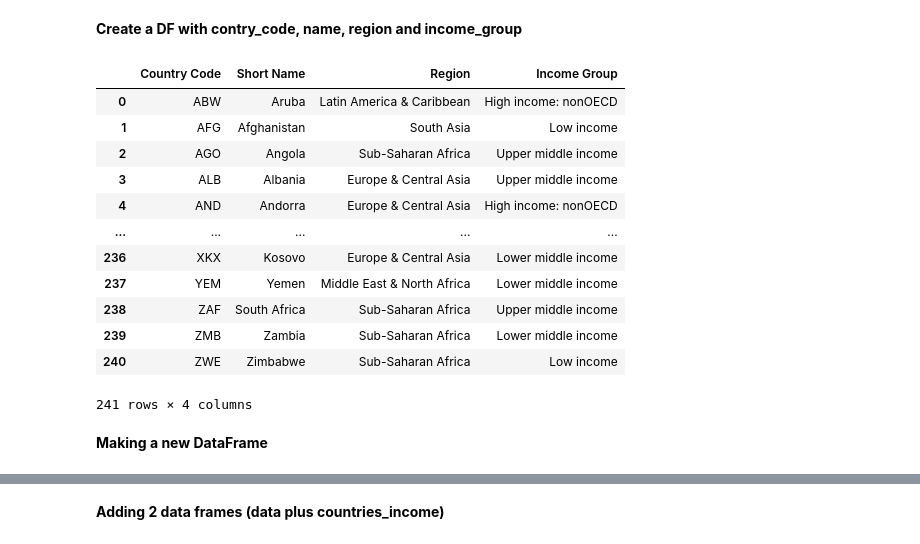
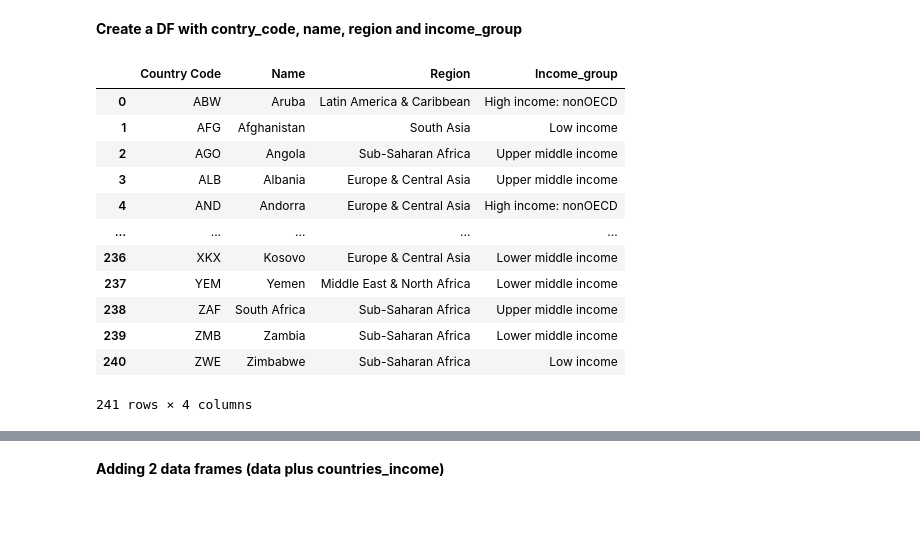
Before and after one commit to Azimoj/EdState-, a Jupyter notebook: P2.ipynb, the cells around one changed output, grey strips where cells are left out. Saved outputs shown, nothing was run; the diff lists cells and outputs as text; code cells hidden in the pictures; blank space fills up the shorter version.

```diff
--- a/P2.ipynb
+++ b/P2.ipynb
@@ -88,12 +90,14 @@ Index(['Country Code', 'Short Name', 'Table Name', 'Long Name', '2-alpha code',
 # %% [markdown]
 __Create a DF with contry_code, name, region and income_group__
 # %%
-
-countries_income = pd.DataFrame(data_country, columns =['Country Code','Short Name','Region','Income Group'])
+countries_income = pd.DataFrame({"Country Code" : data_country["Country Code"].unique(),
+                                 "Name" : data_country["Short Name"],
+                                 "Region" : data_country["Region"],
+                                 "Income_group" : data_country["Income Group"]})
 
 countries_income
 # %% [output]
-|  | Country Code | Short Name | Region | Income Group |
+|  | Country Code | Name | Region | Income_group |
 | 0 | ABW | Aruba | Latin America & Caribbean | High income: nonOECD |
 | 1 | AFG | Afghanistan | South Asia | Low income |
 | 2 | AGO | Angola | Sub-Saharan Africa | Upper middle income |
@@ -106,5 +110,3 @@ countries_income
 | 239 | ZMB | Zambia | Sub-Saharan Africa | Lower middle income |
 | 240 | ZWE | Zimbabwe | Sub-Saharan Africa | Low income |
 241 rows × 4 columns
-# %% [markdown]
-__Making a new DataFrame__
```
Also changed, not shown: parts of 334 cells of this notebook.
